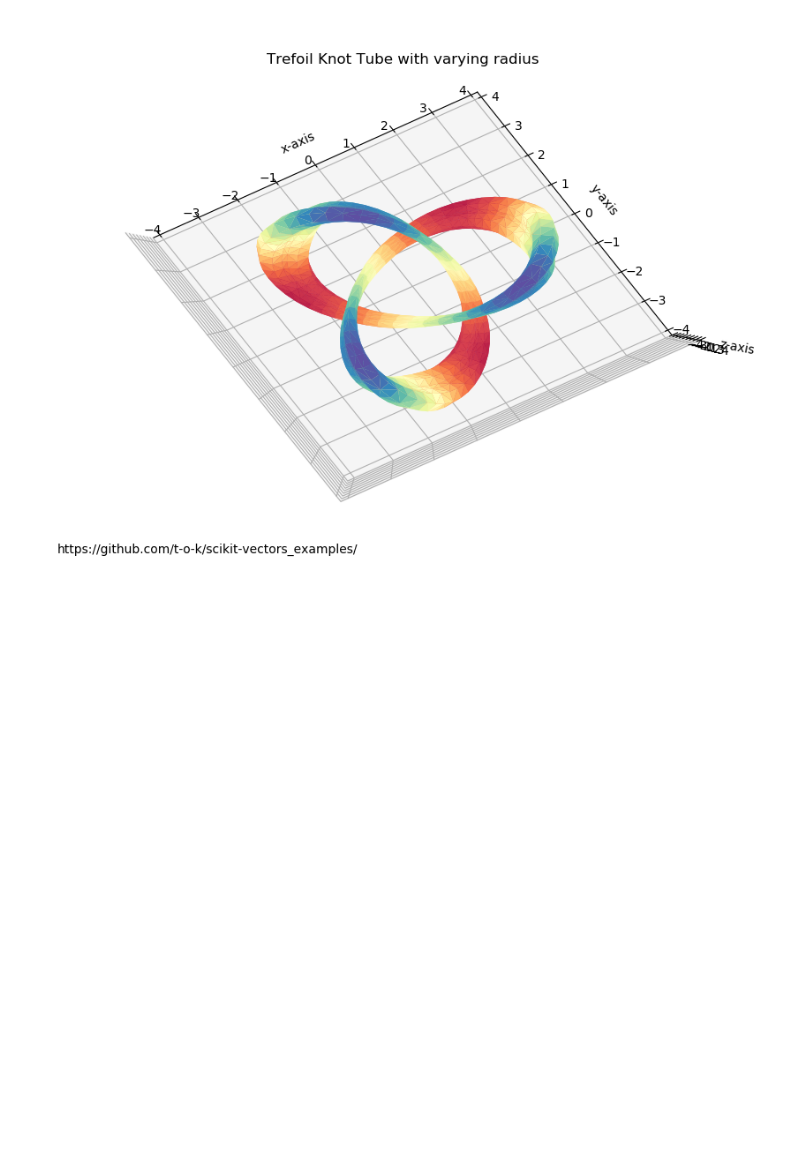
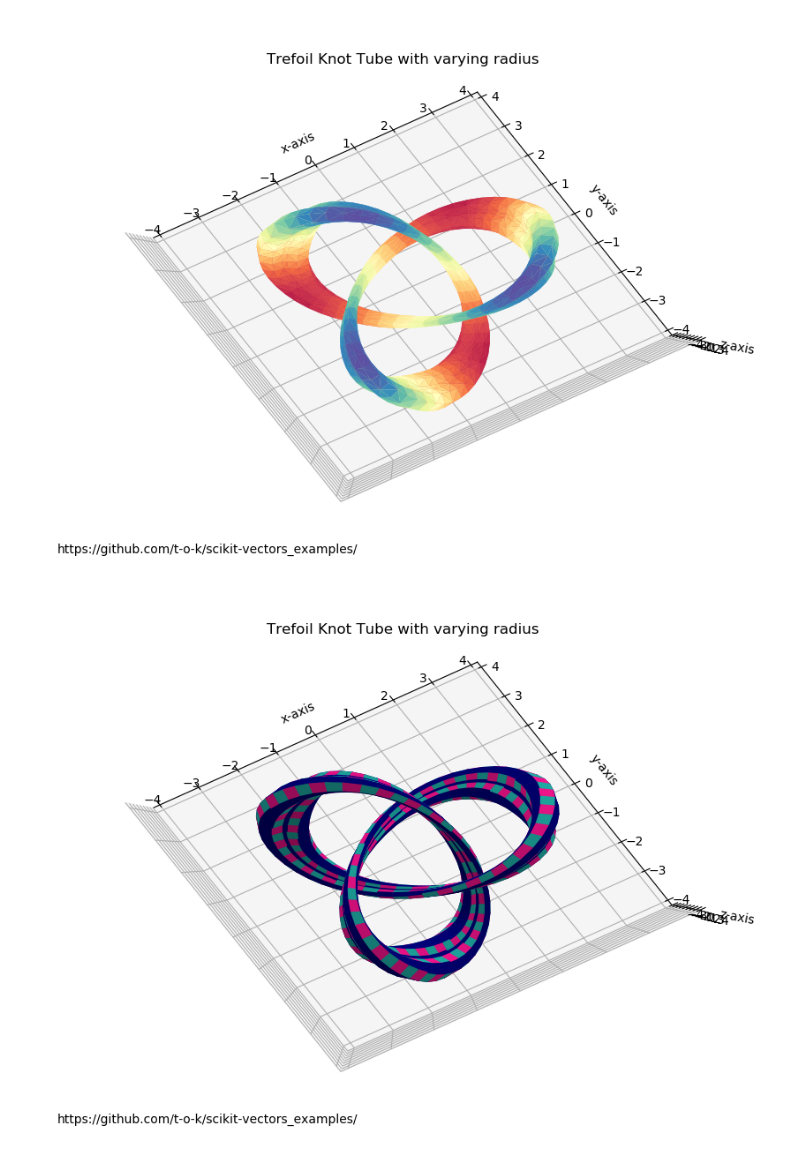
Before and after one commit to t-o-k/scikit-vectors_examples, a Jupyter notebook: Trefoil_Knot_Tube.ipynb, the cells around one changed output. Drawn from its saved outputs; the diff is of its cells as text; code cells hidden in the pictures; blank space fills up the shorter version.

```diff
--- a/Trefoil_Knot_Tube.ipynb
+++ b/Trefoil_Knot_Tube.ipynb
@@ -526,35 +583,24 @@ plt.show()
 # %%
 # Show the trefoil knot tube
 
 fig = plt.figure(figsize=figure_size, dpi=figure_dpi)
 fig.text(0.01, 0.01, url)
 ax = Axes3D(fig)
 ax.set_title('Trefoil Knot Tube with varying radius')
-for j in range(nr_of_points_along_curve-1):
-    for i in range(nr_of_points_across_curve-1):
-        if i % 2 == 0:
-#         if (i + j) % 2 == 0:
-            color = 'navy'
-        else:
-            if j % 2 == 0:
-                color = 'lightseagreen'
-            else:
-                color = 'deeppink'
-        p00 = pp_s(lambda cv: cv[i  , j  ])
-        p01 = pp_s(lambda cv: cv[i  , j+1])
-        p10 = pp_s(lambda cv: cv[i+1, j  ])
-        p11 = pp_s(lambda cv: cv[i+1, j+1])
-        triangle_a = Poly3DCollection([ [ p00, p10, p11 ] ])
-        triangle_a.set_color(color)
-        ax.add_collection3d(triangle_a)
-        triangle_b = Poly3DCollection([ [ p11, p01, p00 ] ])
-        triangle_b.set_color(color)
-        ax.add_collection3d(triangle_b)
+ax.plot_surface(
+    *pp_s,
+    rstride = 1, cstride = 1,
+    facecolors = face_colors,
+    # cmap=plt.cm.inferno,
+    # shade = False
+)
 ax.set_xlabel('x-axis')
 ax.set_ylabel('y-axis')
 ax.set_zlabel('z-axis')
 ax.set_xlim(-4, +4)
 ax.set_ylim(-4, +4)
 ax.set_zlim(-4, +4)
 ax.view_init(elev=90, azim=-120)
 plt.show()
+# %% [output]
+[figure, added]
```
Also changed, not shown: parts of 10 cells of this notebook.
